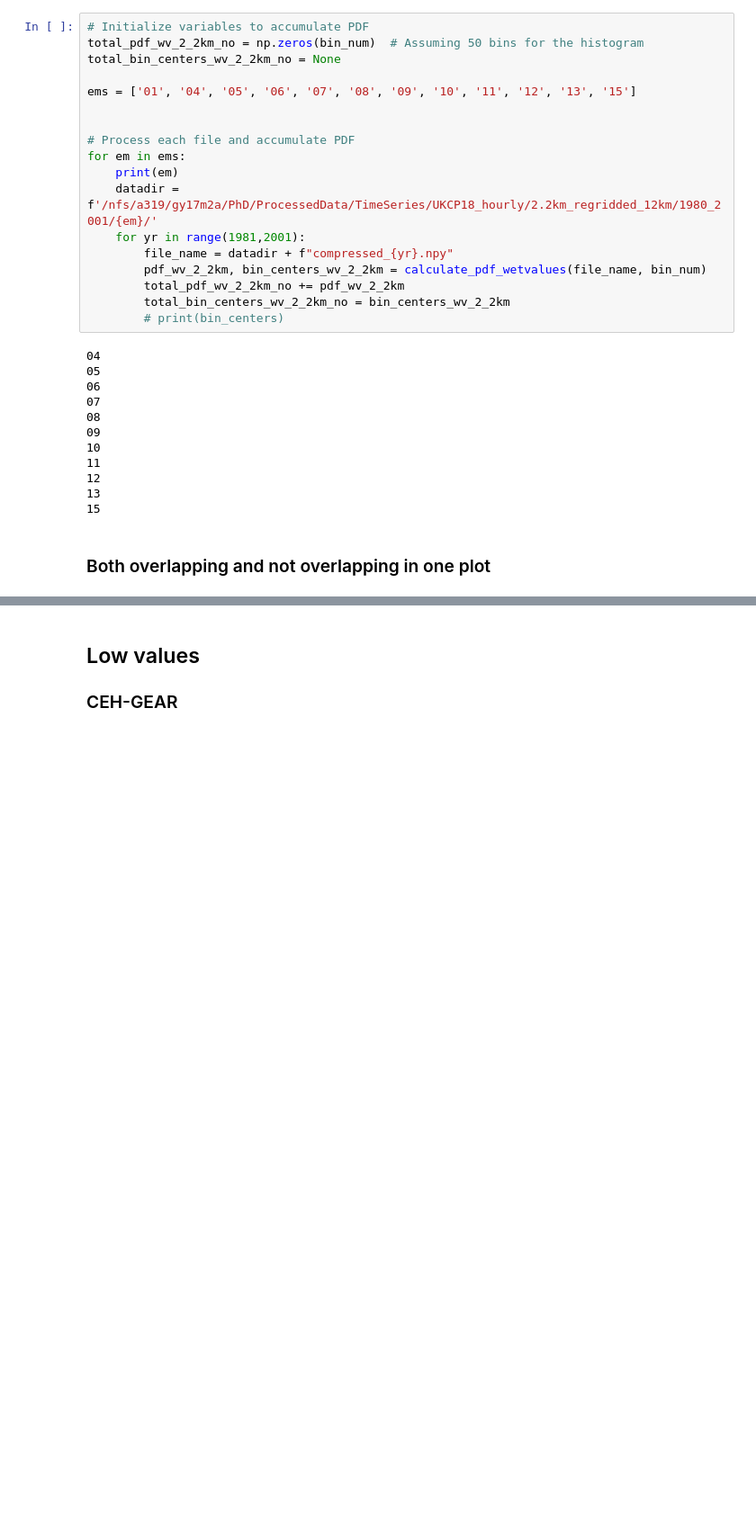
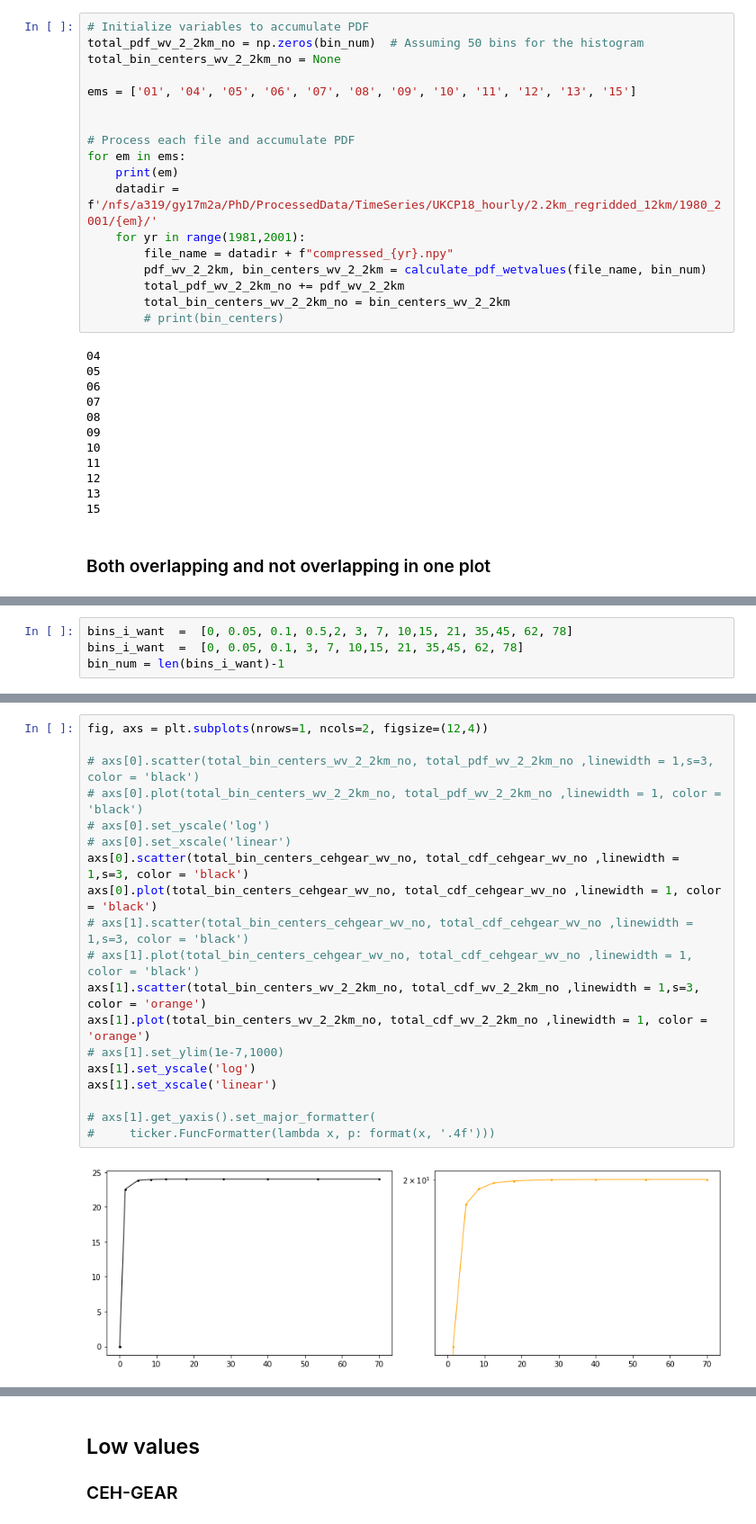
Before and after one commit to masher92/UKCP18, a Jupyter notebook: UKCP18_Validation/PrecipitationPDFs/leeds-at-centre/UKCP18_hrly_12km.ipynb, the cells around one changed output, grey strips where cells are left out. Shown at 90% size. Cells and saved outputs as stored; diff of their text form; blank space fills up the shorter version.

```diff
--- a/UKCP18_Validation/PrecipitationPDFs/leeds-at-centre/UKCP18_hrly_12km.ipynb
+++ b/UKCP18_Validation/PrecipitationPDFs/leeds-at-centre/UKCP18_hrly_12km.ipynb
@@ -293,0 +226,4 @@ fig.savefig("Figs/RCMvsCPMvsObs/CEH-GEARvsUKCP18_12km_3,7bins.png", bbox_inches=
+# %%
+bins_i_want  =  [0, 0.05, 0.1, 0.5,2, 3, 7, 10,15, 21, 35,45, 62, 78]
+bins_i_want  =  [0, 0.05, 0.1, 3, 7, 10,15, 21, 35,45, 62, 78]
+bin_num = len(bins_i_want)-1
@@ -293,0 +266,21 @@ fig.savefig("Figs/RCMvsCPMvsObs/CEH-GEARvsUKCP18_12km_3,7bins.png", bbox_inches=
+# %%
+fig, axs = plt.subplots(nrows=1, ncols=2, figsize=(12,4))
+
+# axs[0].scatter(total_bin_centers_wv_2_2km_no, total_pdf_wv_2_2km_no ,linewidth = 1,s=3, color = 'black')
+# axs[0].plot(total_bin_centers_wv_2_2km_no, total_pdf_wv_2_2km_no ,linewidth = 1, color = 'black')
+# axs[0].set_yscale('log')
+# axs[0].set_xscale('linear')
+axs[0].scatter(total_bin_centers_cehgear_wv_no, total_cdf_cehgear_wv_no ,linewidth = 1,s=3, color = 'black')
+axs[0].plot(total_bin_centers_cehgear_wv_no, total_cdf_cehgear_wv_no ,linewidth = 1, color = 'black')
+# axs[1].scatter(total_bin_centers_cehgear_wv_no, total_cdf_cehgear_wv_no ,linewidth = 1,s=3, color = 'black')
+# axs[1].plot(total_bin_centers_cehgear_wv_no, total_cdf_cehgear_wv_no ,linewidth = 1, color = 'black')
+axs[1].scatter(total_bin_centers_wv_2_2km_no, total_cdf_wv_2_2km_no ,linewidth = 1,s=3, color = 'orange')
+axs[1].plot(total_bin_centers_wv_2_2km_no, total_cdf_wv_2_2km_no ,linewidth = 1, color = 'orange')
+# axs[1].set_ylim(1e-7,1000)
+axs[1].set_yscale('log')
+axs[1].set_xscale('linear')
+
+# axs[1].get_yaxis().set_major_formatter(
+#     ticker.FuncFormatter(lambda x, p: format(x, '.4f')))
+# %% [output]
+[figure, added]
```
Also changed, not shown: parts of 11 cells of this notebook, 5 other files.
